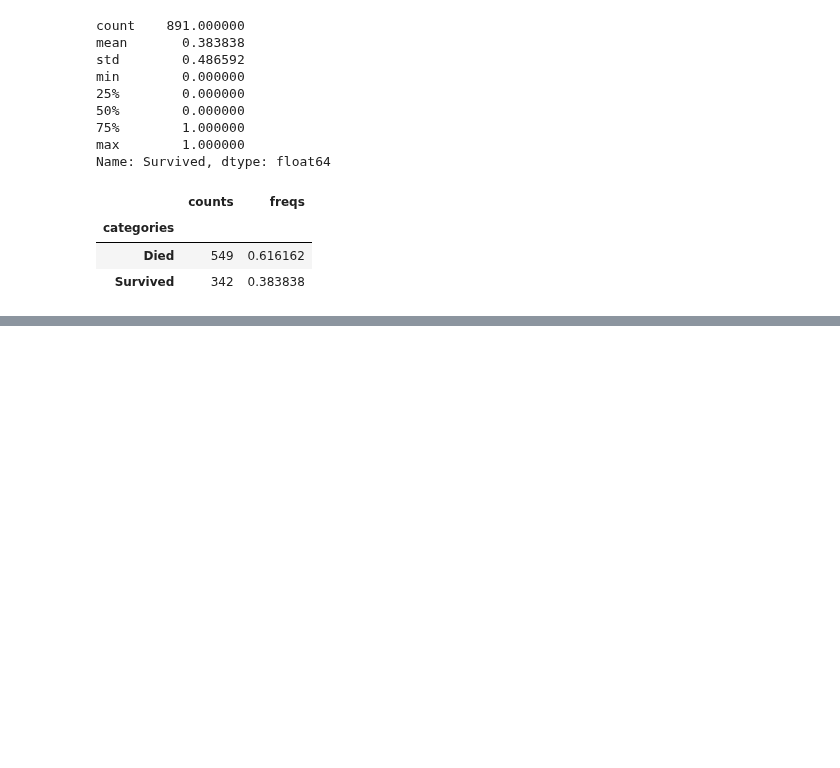
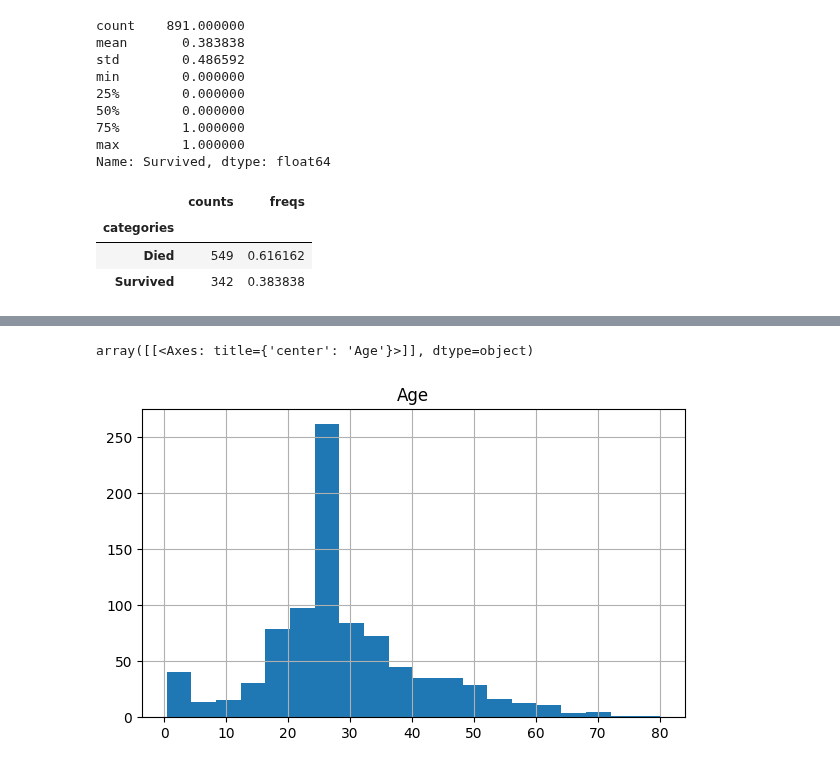
Before and after one commit to yigaai/StoryTelling_with_Data_myTelescope, a Jupyter notebook: data-exploration-and-cleaning.ipynb, the cells around one changed output, grey strips where cells are left out. Cells and saved outputs as stored; diff of their text form; code cells hidden in the pictures; blank space fills up the shorter version.

```diff
--- a/data-exploration-and-cleaning.ipynb
+++ b/data-exploration-and-cleaning.ipynb
@@ -380,0 +600,14 @@ new_survived.describe()
+# %%
+# 1. logical check
+# 2. value if check is True,
+# 3. value if the check is False.
+
+
+new_age_var = np.where (titanic_train['Age'].isnull(),
+                        28,
+                        titanic_train['Age']
+                       )
+
+titanic_train["Age"] = new_age_var
+
+titanic_train['Age'].describe()
@@ -380,0 +624,9 @@ new_survived.describe()
+# %%
+titanic_train.hist(column = 'Age',
+                   figsize = (7, 4),
+                   bins = 20
+
+)
+# %% [output]
+array([[<Axes: title={'center': 'Age'}>]], dtype=object)
+[figure, added]
```
Also changed, not shown: parts of 31 cells of this notebook.
